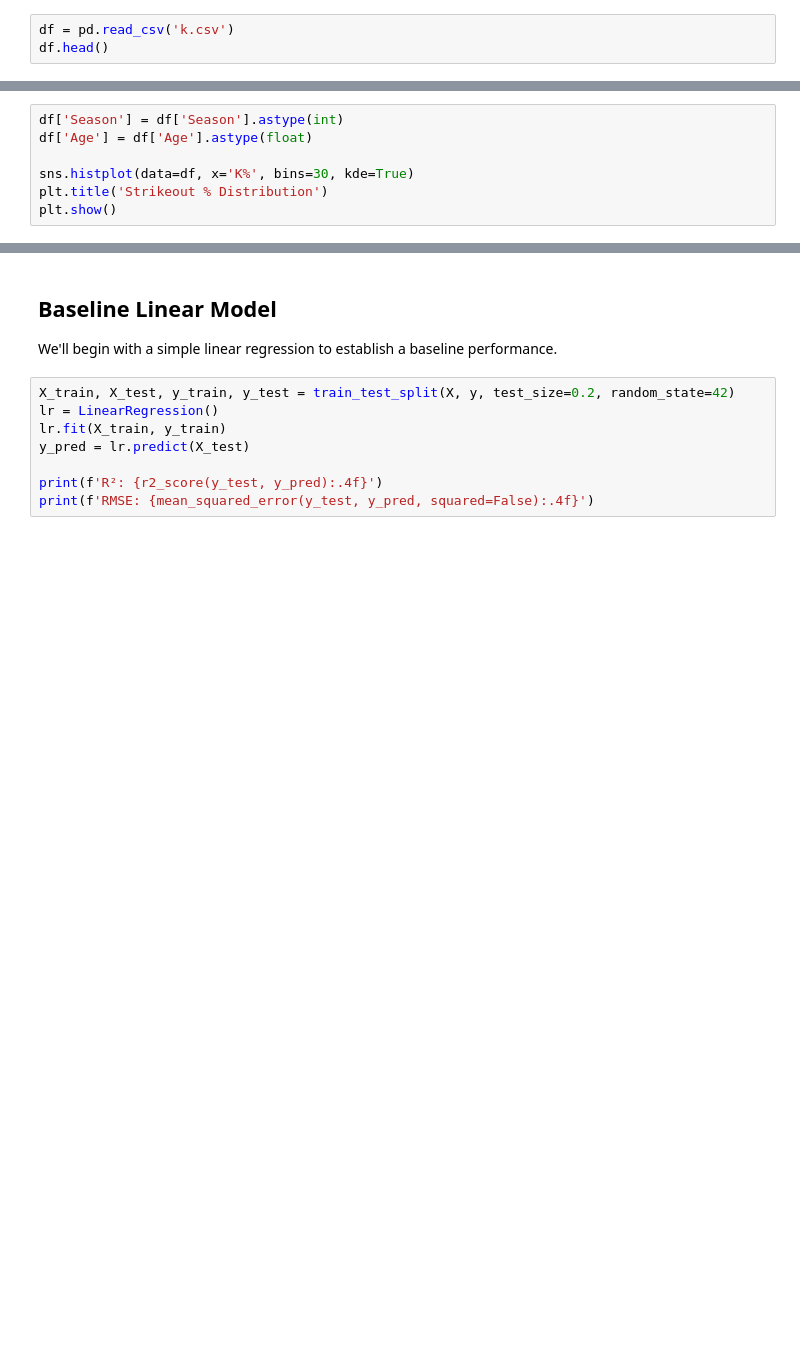
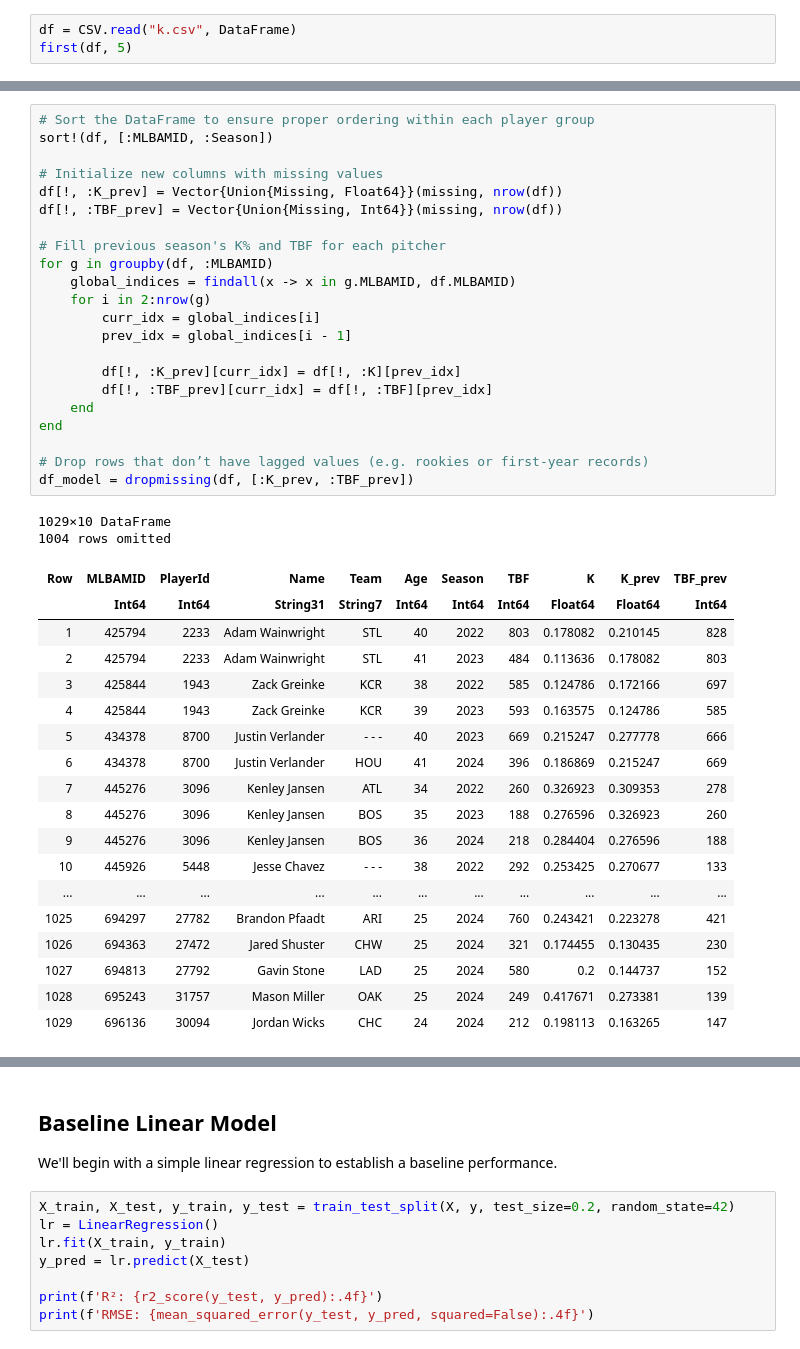
Before and after one commit to williamsryan/QuantAnalysisAssets, a Jupyter notebook: phillies_takehome/phillies_kpercent_model.ipynb, the cells around one changed output, grey strips where cells are left out. Cells and saved outputs as stored; diff of their text form; blank space fills up the shorter version.

```diff
--- a/phillies_takehome/phillies_kpercent_model.ipynb
+++ b/phillies_takehome/phillies_kpercent_model.ipynb
@@ -32,5 +41,5 @@ We begin by loading `k.csv`, which contains:
 - Age and season
 - Total Batters Faced (TBF) and Strikeout Percentage (K%)
 # %%
-df = pd.read_csv('k.csv')
-df.head()
+df = CSV.read("k.csv", DataFrame)
+first(df, 5)
@@ -42,7 +54,0 @@ df.head()
-# %%
-df['Season'] = df['Season'].astype(int)
-df['Age'] = df['Age'].astype(float)
-
-sns.histplot(data=df, x='K%', bins=30, kde=True)
-plt.title('Strikeout % Distribution')
-plt.show()
@@ -77,0 +86,43 @@ X.head()
+# %%
+# Sort the DataFrame to ensure proper ordering within each player group
+sort!(df, [:MLBAMID, :Season])
+
+# Initialize new columns with missing values
+df[!, :K_prev] = Vector{Union{Missing, Float64}}(missing, nrow(df))
+df[!, :TBF_prev] = Vector{Union{Missing, Int64}}(missing, nrow(df))
+
+# Fill previous season's K% and TBF for each pitcher
+for g in groupby(df, :MLBAMID)
+    global_indices = findall(x -> x in g.MLBAMID, df.MLBAMID)
+    for i in 2:nrow(g)
+        curr_idx = global_indices[i]
+        prev_idx = global_indices[i - 1]
+
+        df[!, :K_prev][curr_idx] = df[!, :K][prev_idx]
+        df[!, :TBF_prev][curr_idx] = df[!, :TBF][prev_idx]
+    end
+end
+
+# Drop rows that don’t have lagged values (e.g. rookies or first-year records)
+df_model = dropmissing(df, [:K_prev, :TBF_prev])
+# %% [output]
+1029×10 DataFrame
+1004 rows omitted
+| Row | MLBAMID | PlayerId | Name | Team | Age | Season | TBF | K | K_prev | TBF_prev |
+|  | Int64 | Int64 | String31 | String7 | Int64 | Int64 | Int64 | Float64 | Float64 | Int64 |
+| 1 | 425794 | 2233 | Adam Wainwright | STL | 40 | 2022 | 803 | 0.178082 | 0.210145 | 828 |
+| 2 | 425794 | 2233 | Adam Wainwright | STL | 41 | 2023 | 484 | 0.113636 | 0.178082 | 803 |
+| 3 | 425844 | 1943 | Zack Greinke | KCR | 38 | 2022 | 585 | 0.124786 | 0.172166 | 697 |
+| 4 | 425844 | 1943 | Zack Greinke | KCR | 39 | 2023 | 593 | 0.163575 | 0.124786 | 585 |
+| 5 | 434378 | 8700 | Justin Verlander | - - - | 40 | 2023 | 669 | 0.215247 | 0.277778 | 666 |
+| 6 | 434378 | 8700 | Justin Verlander | HOU | 41 | 2024 | 396 | 0.186869 | 0.215247 | 669 |
+| 7 | 445276 | 3096 | Kenley Jansen | ATL | 34 | 2022 | 260 | 0.326923 | 0.309353 | 278 |
+| 8 | 445276 | 3096 | Kenley Jansen | BOS | 35 | 2023 | 188 | 0.276596 | 0.326923 | 260 |
+| 9 | 445276 | 3096 | Kenley Jansen | BOS | 36 | 2024 | 218 | 0.284404 | 0.276596 | 188 |
+| 10 | 445926 | 5448 | Jesse Chavez | - - - | 38 | 2022 | 292 | 0.253425 | 0.270677 | 133 |
+| ... | ... | ... | ... | ... | ... | ... | ... | ... | ... | ... |
+| 1025 | 694297 | 27782 | Brandon Pfaadt | ARI | 25 | 2024 | 760 | 0.243421 | 0.223278 | 421 |
+| 1026 | 694363 | 27472 | Jared Shuster | CHW | 25 | 2024 | 321 | 0.174455 | 0.130435 | 230 |
+| 1027 | 694813 | 27792 | Gavin Stone | LAD | 25 | 2024 | 580 | 0.2 | 0.144737 | 152 |
+| 1028 | 695243 | 31757 | Mason Miller | OAK | 25 | 2024 | 249 | 0.417671 | 0.273381 | 139 |
+| 1029 | 696136 | 30094 | Jordan Wicks | CHC | 24 | 2024 | 212 | 0.198113 | 0.163265 | 147 |
```
Also changed, not shown: parts of 15 cells of this notebook, 3 other files.
